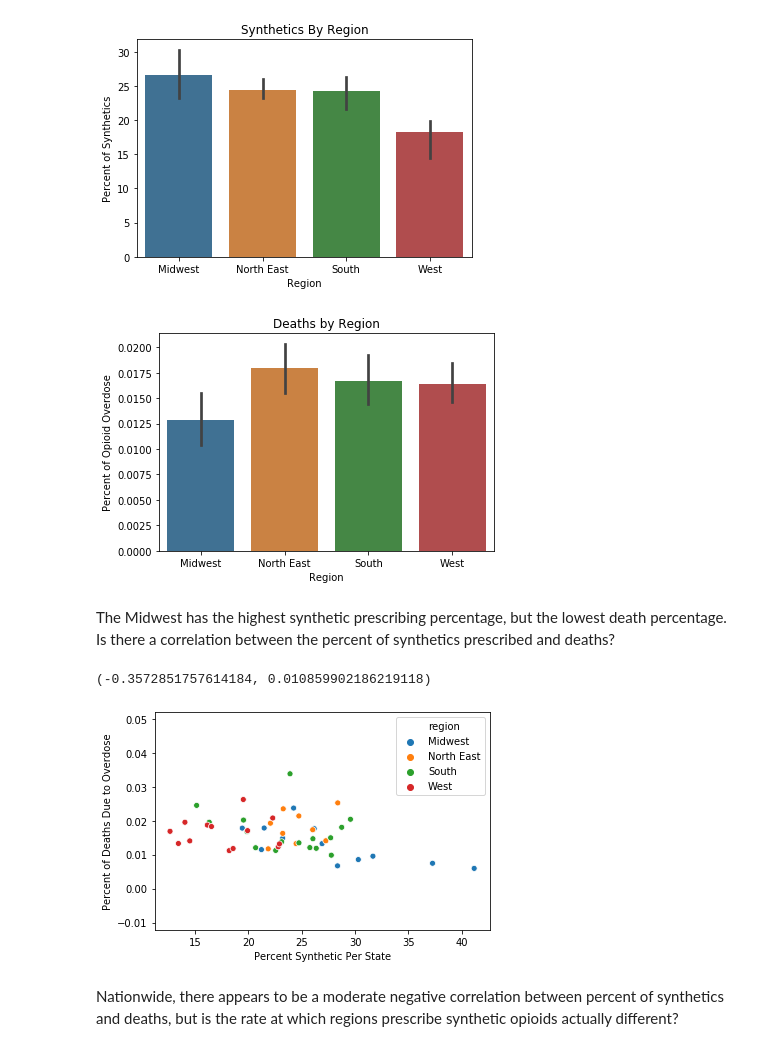
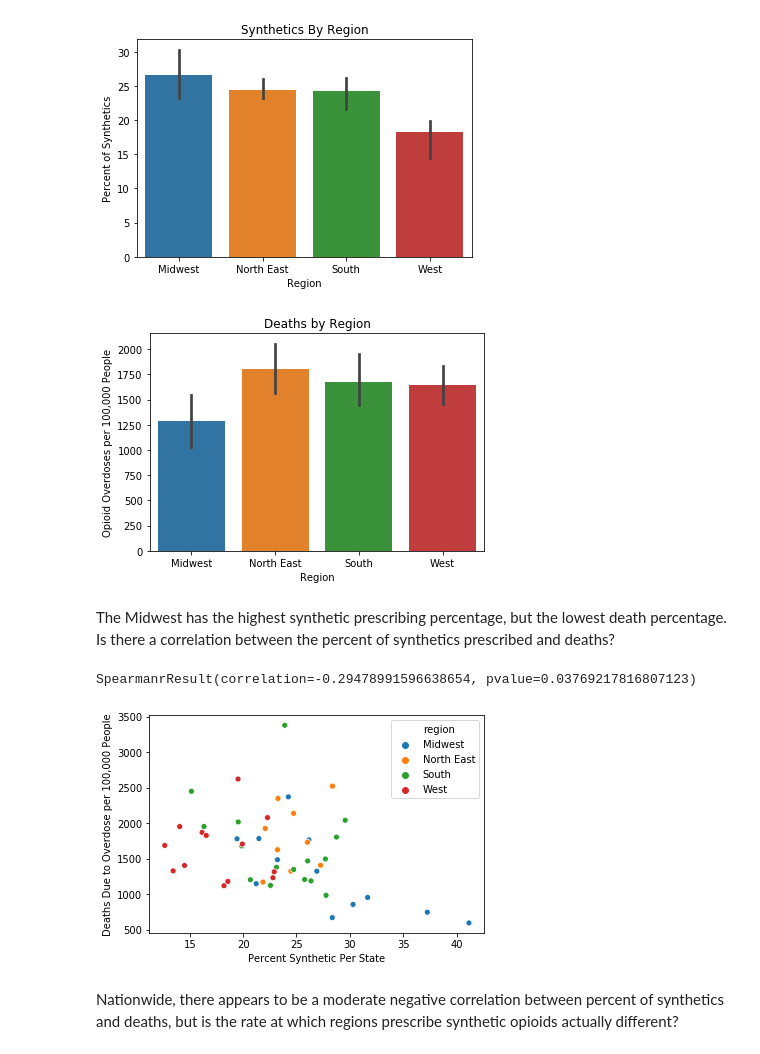
Before and after one commit to rhkhoo/Synthetic_Opioid_Deaths, a Jupyter notebook: Synthetic Opioid Prescribing Rates 2014.ipynb, the cells around one changed output. Saved outputs shown, nothing was run; the diff lists cells and outputs as text; code cells hidden in the pictures.

Commit message:
Changed correlation coeff. to Spearman, updated visuals, deaths per capita

```diff
--- a/Synthetic Opioid Prescribing Rates 2014.ipynb
+++ b/Synthetic Opioid Prescribing Rates 2014.ipynb
@@ -56,0 +48,3 @@ op_agg.head()
+# %%
+op_agg["deaths_per_capita"] = op_agg['percent_deaths'] * 100000
+op_agg.head()
@@ -104,27 +105,27 @@ plt.show()
 # %% [output]
 [figure]
 # %%
-deaths_by_region = sns.barplot(x="region", y="percent_deaths", data=op_agg, ci = 90)
-deaths_by_region.set(xlabel = 'Region', ylabel = 'Percent of Opioid Overdose', title = 'Deaths by Region')
+deaths_by_region = sns.barplot(x="region", y="deaths_per_capita", data=op_agg, ci = 90)
+deaths_by_region.set(xlabel = 'Region', ylabel = 'Opioid Overdoses per 100,000 People', title = 'Deaths by Region')
 plt.show()
 # %% [output]
-[figure, old version]
+[figure, new version]
 # %% [markdown]
 The Midwest has the highest synthetic prescribing percentage, but the lowest death percentage. Is there a correlation between the percent of synthetics prescribed and deaths?
 # %%
 # See how the data are correlated by region. Percent synthetic is moderately negatively correlated to percent deaths
-stats.pearsonr(op_agg['percent_synthetic'], op_agg['percent_deaths'])
+stats.spearmanr(op_agg['percent_synthetic'], op_agg['percent_deaths'])
 # %% [output]
-(-0.3572851757614184, 0.010859902186219118)
+SpearmanrResult(correlation=-0.29478991596638654, pvalue=0.03769217816807123)
 # %%
 # Visualize the correlation between synthetics and deaths. Note how each region is grouped together, further supporting
 #the alternate hypothesis.
-scatter_by_region = sns.scatterplot('percent_synthetic', 'percent_deaths', hue = 'region', data = op_agg)
+scatter_by_region = sns.scatterplot('percent_synthetic', 'deaths_per_capita', hue = 'region', data = op_agg)
 
-scatter_by_region.set(xlabel = 'Percent Synthetic Per State', ylabel = 'Percent of Deaths Due to Overdose')
+scatter_by_region.set(xlabel = 'Percent Synthetic Per State', ylabel = 'Deaths Due to Overdose per 100,000 People')
 plt.show()
 # %% [output]
-[figure, old version]
+[figure, new version]
 # %% [markdown]
 Nationwide, there appears to be a moderate negative correlation between percent of synthetics and deaths, but is the rate at which regions prescribe synthetic opioids actually different?
 # %% [markdown]
```
Also changed, not shown: parts of 4 cells of this notebook, 1 other file.
